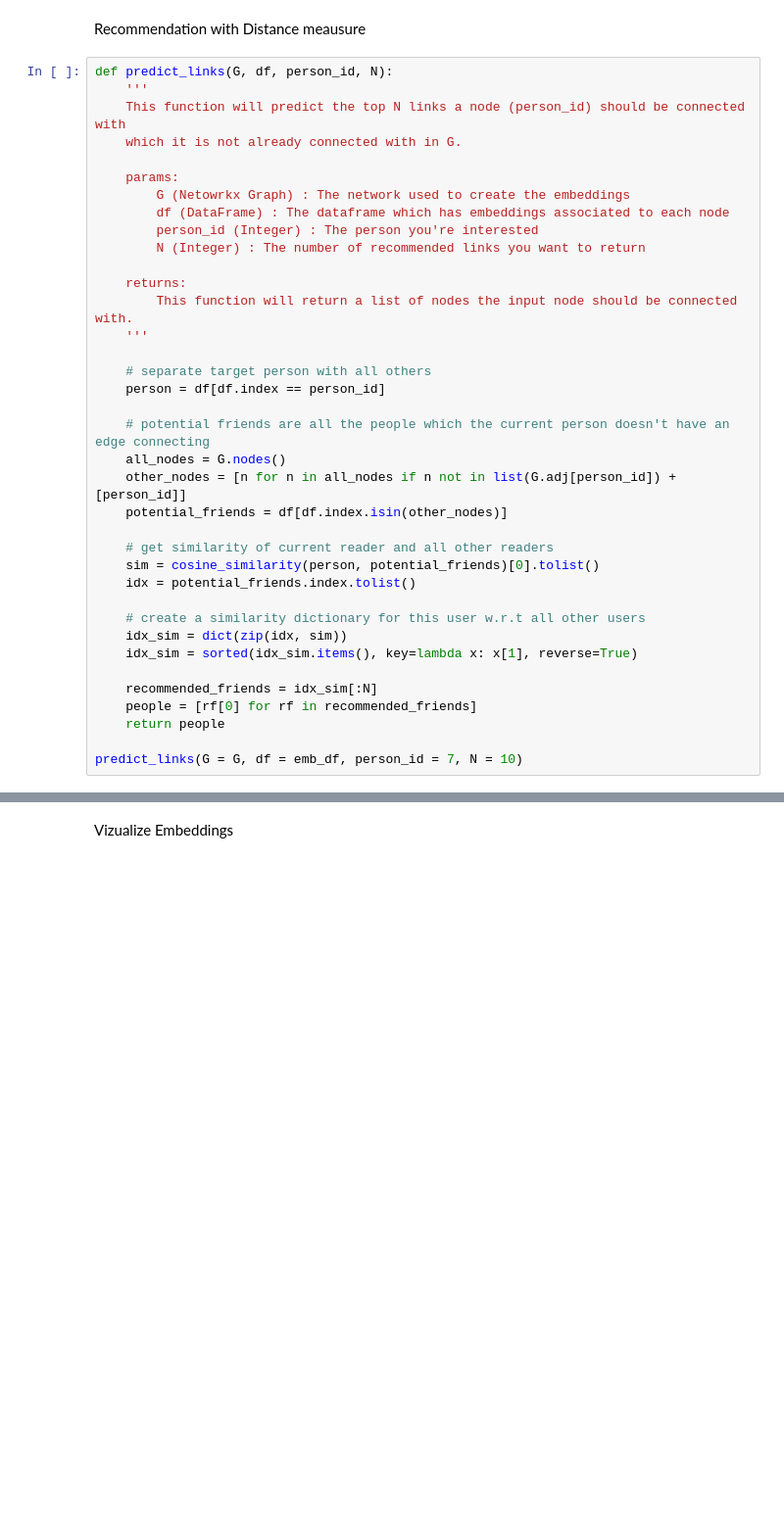
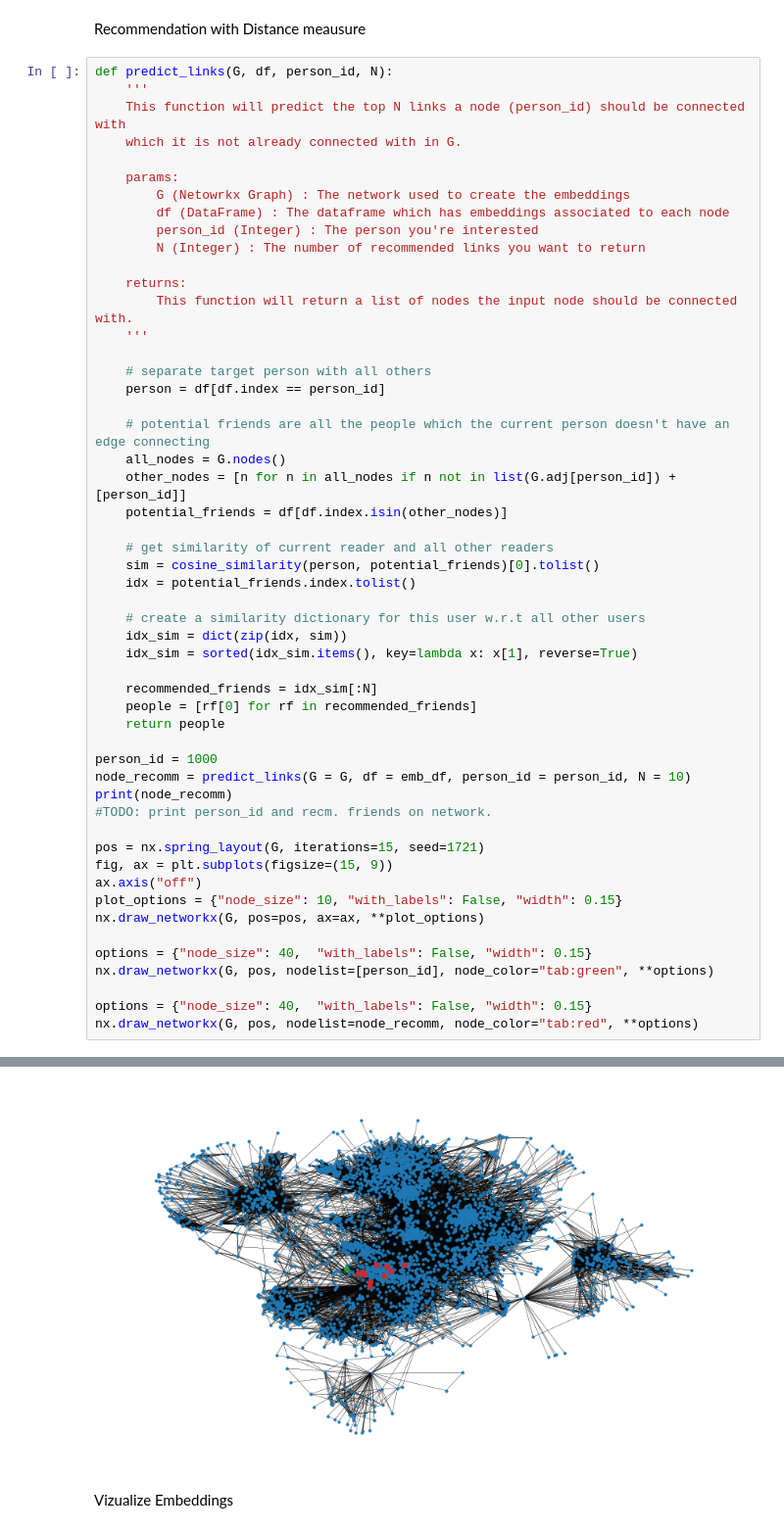
Before and after one commit to Marksmug/node2Vec, a Jupyter notebook: node2vec_facebook.ipynb, the cells around one changed output, grey strips where cells are left out. Shown: that part at 98% size. Drawn from its saved outputs; the diff is of its cells as text; blank space fills up the shorter version.

```diff
--- a/node2vec_facebook.ipynb
+++ b/node2vec_facebook.ipynb
@@ -173,5 +190,20 @@ def predict_links(G, df, person_id, N):
     people = [rf[0] for rf in recommended_friends]
     return people
 
-predict_links(G = G, df = emb_df, person_id = 7, N = 10)
+person_id = 1000
+node_recomm = predict_links(G = G, df = emb_df, person_id = person_id, N = 10)
+print(node_recomm)
+#TODO: print person_id and recm. friends on network.
+
+pos = nx.spring_layout(G, iterations=15, seed=1721)
+fig, ax = plt.subplots(figsize=(15, 9))
+ax.axis("off")
+plot_options = {"node_size": 10, "with_labels": False, "width": 0.15}
+nx.draw_networkx(G, pos=pos, ax=ax, **plot_options)
+
+options = {"node_size": 40,  "with_labels": False, "width": 0.15}
+nx.draw_networkx(G, pos, nodelist=[person_id], node_color="tab:green", **options)
+
+options = {"node_size": 40,  "with_labels": False, "width": 0.15}
+nx.draw_networkx(G, pos, nodelist=node_recomm, node_color="tab:red", **options)
 # %% [output]
@@ -179,3 +211,4 @@ predict_links(G = G, df = emb_df, person_id = 7, N = 10)
+[figure, added]
 # %% [markdown]
 Vizualize Embeddings
 # %%
```
Also changed, not shown: parts of 5 cells of this notebook, 7 other files.
